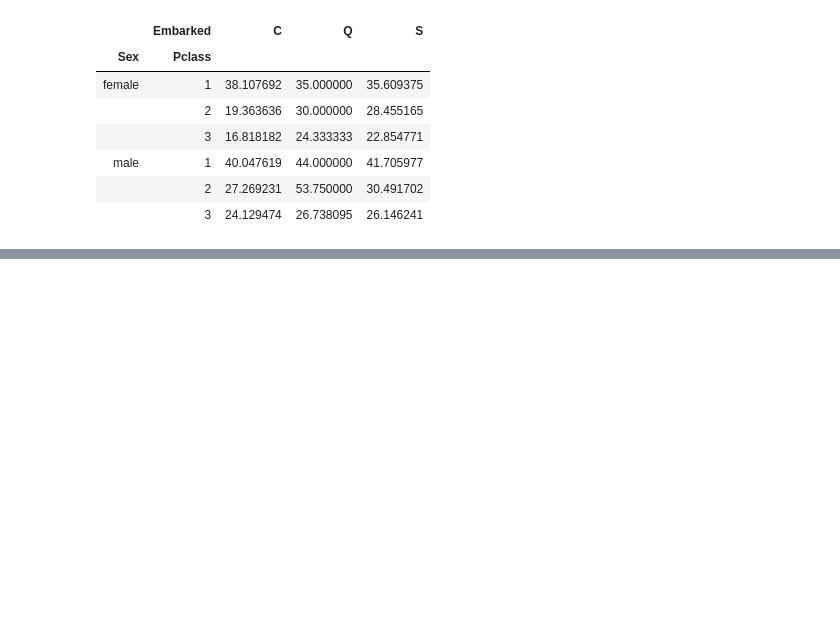
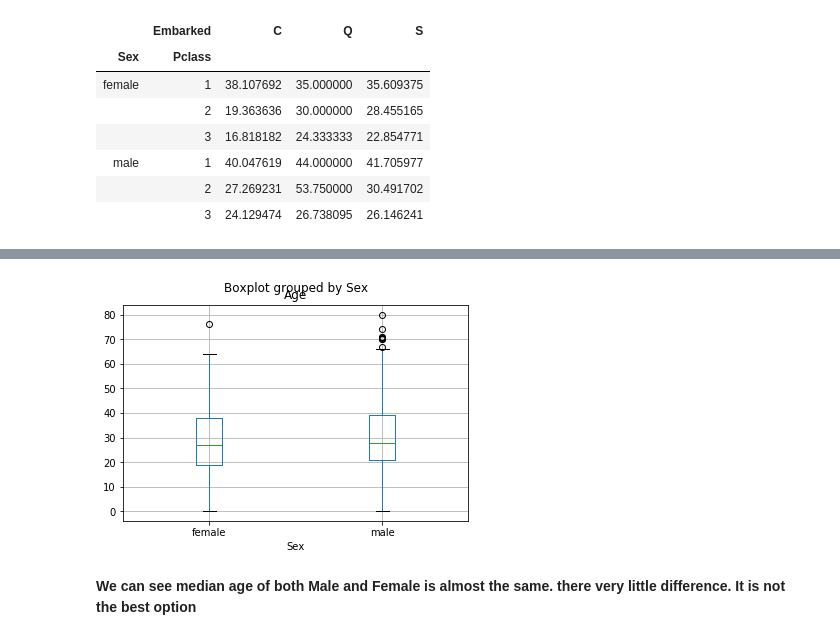
Before and after one commit to neerajmachinelearning/DataScienceEnd2End, a Jupyter notebook: notebooks/Data Exploring-Processing.ipynb, the cells around one changed output, grey strips where cells are left out. Saved outputs shown, nothing was run; the diff lists cells and outputs as text; code cells hidden in the pictures; blank space fills up the shorter version.

```diff
--- a/notebooks/Data Exploring-Processing.ipynb
+++ b/notebooks/Data Exploring-Processing.ipynb
@@ -630,0 +881,7 @@ df.groupby(['Sex', 'Pclass', 'Embarked']).Age.mean().unstack()
+# %%
+# visualize using boxplot
+df[df.Age.notnull()].boxplot('Age', 'Sex');
+# %% [output]
+[figure, added]
+# %% [markdown]
+**We can see median age of both Male and Female is almost the same. there very little difference. It is not the best option**
```
Also changed, not shown: parts of 66 cells of this notebook, 1 other file.
